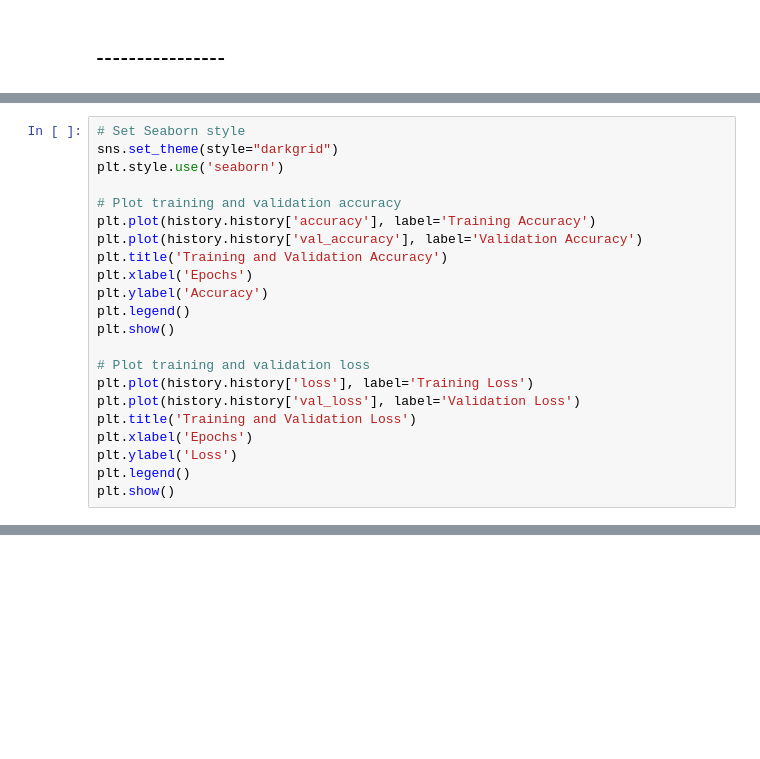
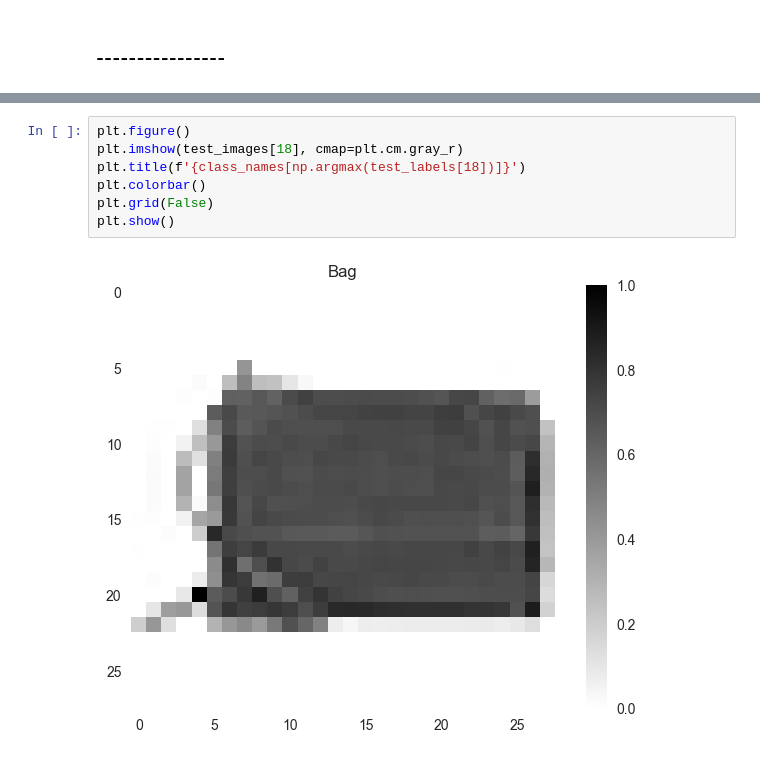
Before and after one commit to trudehalv/FYS_STK4155_project_3, a Jupyter notebook: src/CNN.ipynb, the cells around one changed output, grey strips where cells are left out. Cells and saved outputs as stored; diff of their text form; blank space fills up the shorter version.

```diff
--- a/src/CNN.ipynb
+++ b/src/CNN.ipynb
@@ -332,22 +289,0 @@ Test Accuracy: 0.92
-# %%
-# Set Seaborn style
-sns.set_theme(style="darkgrid")
-plt.style.use('seaborn')
-
-# Plot training and validation accuracy
-plt.plot(history.history['accuracy'], label='Training Accuracy')
-plt.plot(history.history['val_accuracy'], label='Validation Accuracy')
-plt.title('Training and Validation Accuracy')
-plt.xlabel('Epochs')
-plt.ylabel('Accuracy')
-plt.legend()
-plt.show()
-
-# Plot training and validation loss
-plt.plot(history.history['loss'], label='Training Loss')
-plt.plot(history.history['val_loss'], label='Validation Loss')
-plt.title('Training and Validation Loss')
-plt.xlabel('Epochs')
-plt.ylabel('Loss')
-plt.legend()
-plt.show()
@@ -356,0 +320,9 @@ plt.show()
+# %%
+plt.figure()
+plt.imshow(test_images[18], cmap=plt.cm.gray_r)
+plt.title(f'{class_names[np.argmax(test_labels[18])]}')
+plt.colorbar()
+plt.grid(False)
+plt.show()
+# %% [output]
+[figure, added]
```
Also changed, not shown: parts of 21 cells of this notebook.
